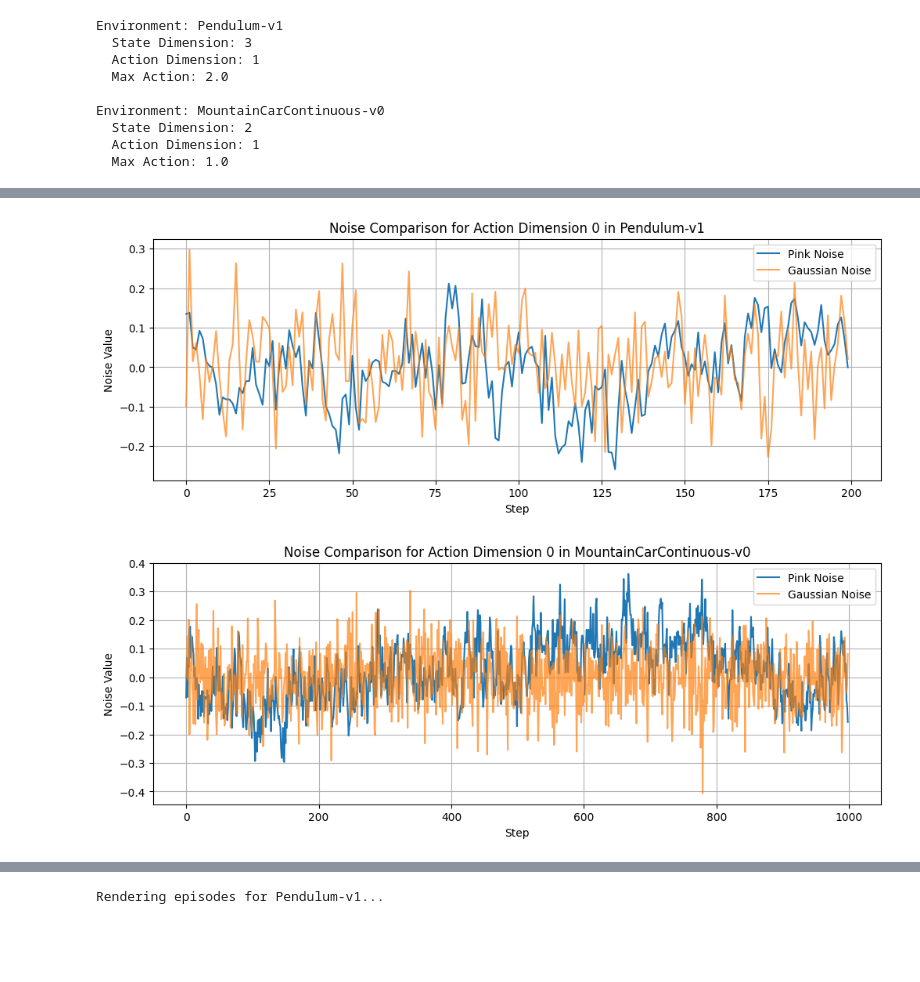
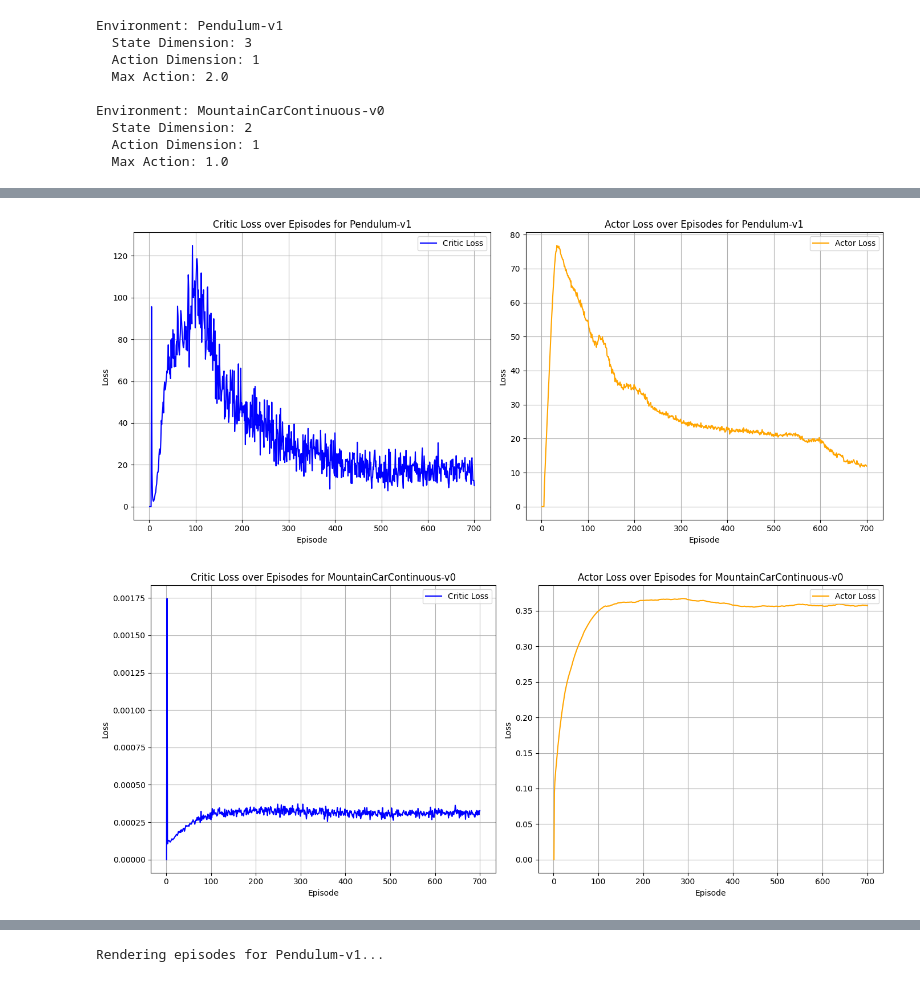
Before and after one commit to KarahanS/RL-Hockey, a Jupyter notebook: TD3/test.ipynb, the cells around one changed output, grey strips where cells are left out. Saved outputs shown, nothing was run; the diff lists cells and outputs as text; code cells hidden in the pictures; blank space fills up the shorter version.

```diff
--- a/TD3/test.ipynb
+++ b/TD3/test.ipynb
@@ -388,29 +343,29 @@ Evaluation over 10 episodes: Rewards: [-0.004582672930620834, -0.004635976716948
 # %%
-# Example: Plotting pink noise vs Gaussian noise for a single episode
+def plot_noise_comparison(env_name, agent, training_config):
+    if training_config["expl_noise_type"].lower() not in ["pink", "ou"]:
+        print(f"No noise comparison plot available for noise type: {training_config['expl_noise_type']}")
+        return
 
-import matplotlib.pyplot as plt
-
-def plot_noise_comparison(env_name, noise_gen, training_settings):
-    max_steps = env_details[env_name]["env"].spec.max_episode_steps
-    action_dim = env_details[env_name]["action_dim"]
-
-    # Reset noise generator
-    noise_gen.reset()
+    max_steps = training_config.get("max_episode_steps", 1000)
+    action_dim = env_details[env_name]["env"].action_space.shape[0]
 
     # Generate noise sequence
-    pink_noise_sequence = []
+    noise_sequence = []
     for _ in range(max_steps):
-        pink_noise = noise_gen.get_noise() * training_settings["expl_noise"]
-        pink_noise_sequence.append(pink_noise)
-    pink_noise_sequence = np.array(pink_noise_sequence)
+        if training_config["expl_noise_type"].lower() == "pink":
+            noise = agent.pink_noise.get_noise() * training_config["expl_noise"]
+        elif training_config["expl_noise_type"].lower() == "ou":
+            noise = agent.ou_noise.sample() * training_config["expl_noise"]
+        noise_sequence.append(noise)
+    noise_sequence = np.array(noise_sequence)
 
-    # Generate Gaussian noise
-    gaussian_noise_sequence = np.random.normal(0, training_settings["expl_noise"], size=(max_steps, action_dim))
+    # Generate Gaussian noise for comparison
+    gaussian_noise_sequence = np.random.normal(0, training_config["expl_noise"], size=(max_steps, action_dim))
 
     # Plot for each action dimension
     for dim in range(action_dim):
         plt.figure(figsize=(12, 4))
-        plt.plot(pink_noise_sequence[:, dim], label='Pink Noise')
+        plt.plot(noise_sequence[:, dim], label=f'{training_config["expl_noise_type"].capitalize()} Noise')
         plt.plot(gaussian_noise_sequence[:, dim], label='Gaussian Noise', alpha=0.7)
         plt.title(f'Noise Comparison for Action Dimension {dim} in {env_name}')
         plt.xlabel('Step')
@@ -418,14 +373,39 @@ def plot_noise_comparison(env_name, noise_gen, training_settings):
         plt.legend()
         plt.grid(True)
         plt.show()
-
-# Example usage after training
-for env_name, noise_gen in noise_generators.items():
-    if training_settings["expl_noise_type"] == "pink" and noise_gen is not None:
-        plot_noise_comparison(env_name, noise_gen, training_settings)
-# %% [output]
-[figure, removed]
-[figure, removed]
+# %%
+def plot_losses(env_name, loss_data):
+    episodes = range(1, len(loss_data["critic_loss"]) + 1)
+
+    plt.figure(figsize=(14, 6))
+
+    # Plot Critic Loss
+    plt.subplot(1, 2, 1)
+    plt.plot(episodes, loss_data["critic_loss"], label='Critic Loss', color='blue')
+    plt.xlabel('Episode')
+    plt.ylabel('Loss')
+    plt.title(f'Critic Loss over Episodes for {env_name}')
+    plt.legend()
+    plt.grid(True)
+
+    # Plot Actor Loss
+    plt.subplot(1, 2, 2)
+    plt.plot(episodes, loss_data["actor_loss"], label='Actor Loss', color='orange')
+    plt.xlabel('Episode')
+    plt.ylabel('Loss')
+    plt.title(f'Actor Loss over Episodes for {env_name}')
+    plt.legend()
+    plt.grid(True)
+
+    plt.tight_layout()
+    plt.show()
+
+# Plotting the loss curves for each environment
+for env_name, loss_data in loss_results.items():
+    plot_losses(env_name, loss_data)
+# %% [output]
+[figure, added]
+[figure, added]
 # %%
 # Plotting individual episode rewards for each environment
 for env_name, rewards in evaluation_results.items():
```
Also changed, not shown: parts of 9 cells of this notebook, 12 other files.
